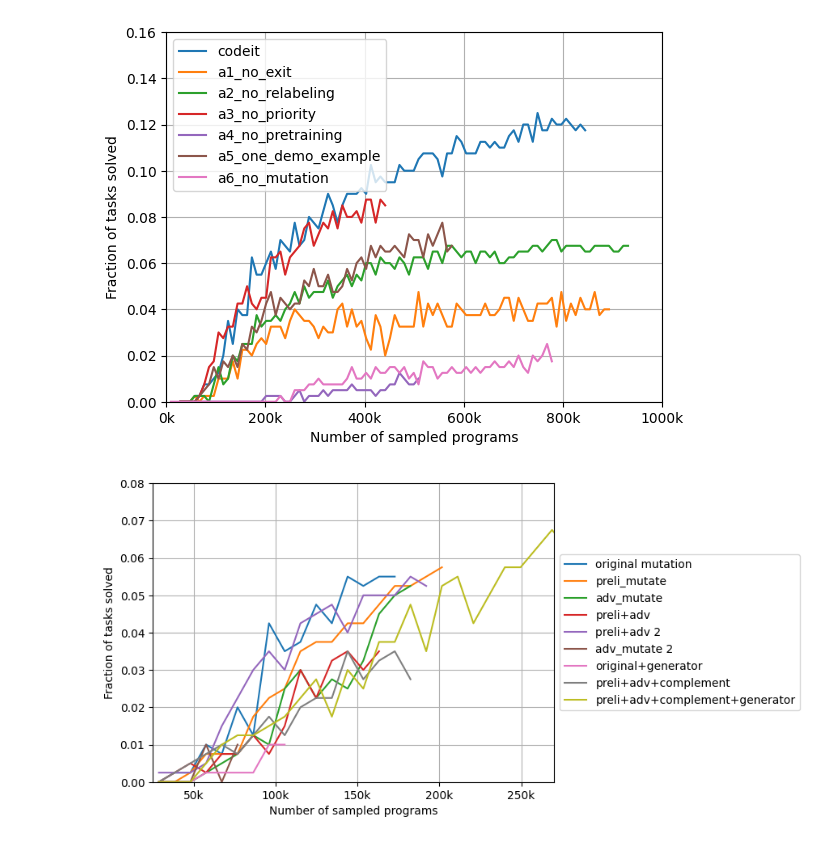
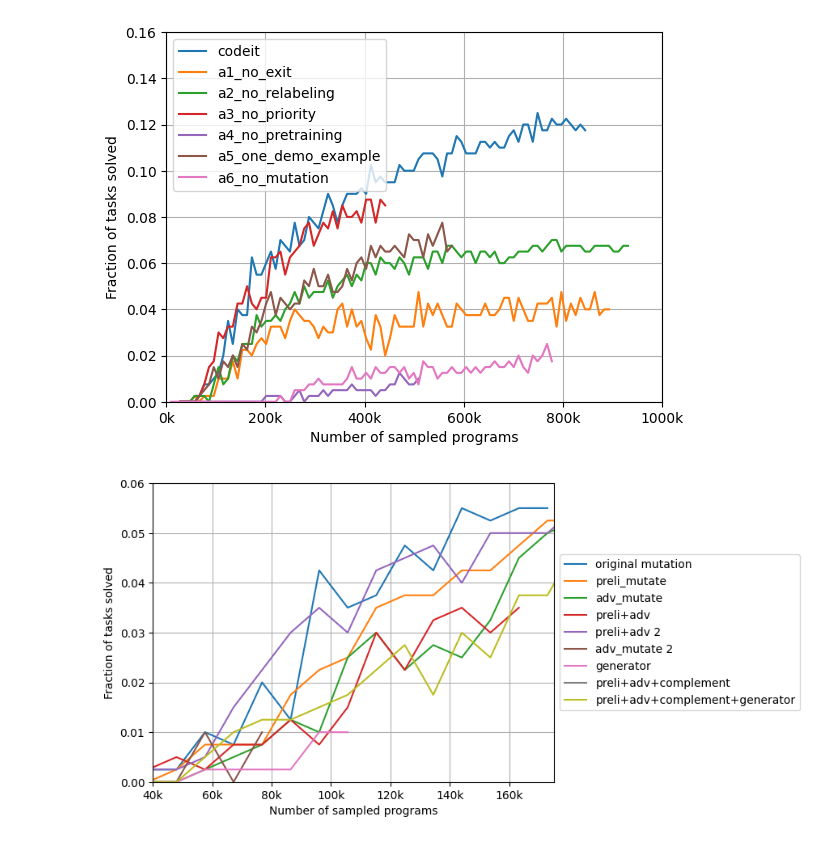
Before and after one commit to zwy-2000/CodeIt, a Jupyter notebook: results.ipynb, the cells around one changed output. Drawn from its saved outputs; the diff is of its cells as text; code cells hidden in the pictures.

```diff
--- a/results.ipynb
+++ b/results.ipynb
@@ -84,7 +84,7 @@ CODEIT_PATHS = {'original mutation':'outputs/codeit/',
                 'preli+adv': 'outputs/codeit_preli_adv/',
                 'preli+adv 2': 'outputs/codeit_preli_adv_2/',
                 'adv_mutate 2': 'outputs/codeit_adv_2/',
-                'original+generator': 'outputs/codeit_plus_generator/',
+                'generator': 'outputs/codeit_plus_generator/',
                 'preli+adv+complement': 'outputs/codeit_preli_adv_complement/',
                 'preli+adv+complement+generator': 'outputs/codeit_preli_adv_complement_generator/',
                 # 'a6_no_mutation': 'outputs/a6_no_mutation/',
@@ -182,18 +182,18 @@ plt.show()
 # %%
 fig, ax = plt.subplots()
 ax.xaxis.set_major_formatter(plt.FuncFormatter(formatter))
 for experiment_name in codeit_policy_performance:
     if experiment_name == 'a6_no_mutation':
         num_samples = range(SAMPLES_PER_META_ITERATION, SAMPLES_PER_META_ITERATION + (SAMPLES_PER_META_ITERATION*len(codeit_policy_performance[experiment_name])), SAMPLES_PER_META_ITERATION)
     else:
         num_samples = range(NUM_MUTATED+SAMPLES_PER_META_ITERATION, NUM_MUTATED+SAMPLES_PER_META_ITERATION + (SAMPLES_PER_META_ITERATION*len(codeit_policy_performance[experiment_name])), SAMPLES_PER_META_ITERATION)
     plt.plot(num_samples, codeit_policy_performance[experiment_name], label=experiment_name)
 ax.legend(loc='center left', bbox_to_anchor=(1, 0.5))
 plt.ylabel('Fraction of tasks solved')
 plt.xlabel('Number of sampled programs')
-plt.xlim(25_000,270_000)
-plt.ylim(0,0.08)
+plt.xlim(40_000,175_000)
+plt.ylim(0,0.06)
 ax.grid(True)
 plt.show()
 # %% [output]
-[figure, old version]
+[figure, new version]
```
Also changed, not shown: parts of 2 cells of this notebook.
